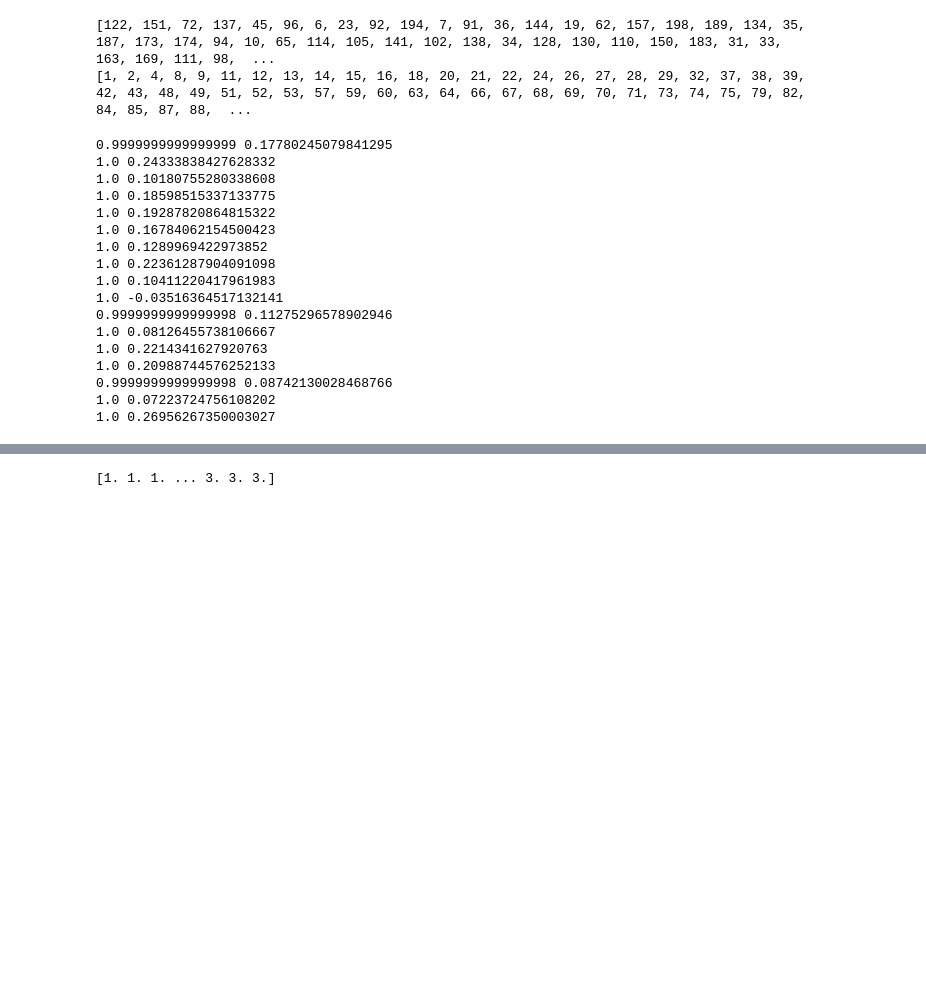
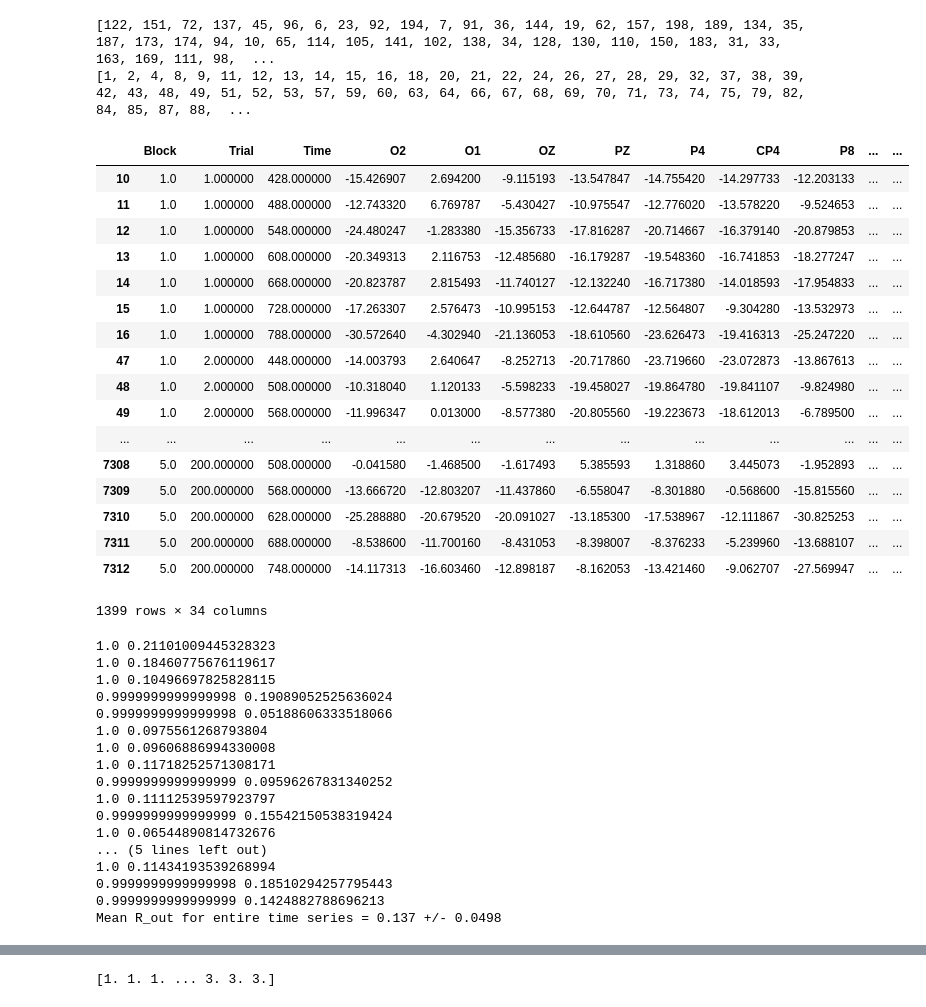
Before and after one commit to blelliott23/neuro-data-analysis-course, a Jupyter notebook: VDR_Decoding_v2.ipynb, the cells around one changed output, grey strips where cells are left out. Cells and saved outputs as stored; diff of their text form; code cells hidden in the pictures; blank space fills up the shorter version.

```diff
--- a/VDR_Decoding_v2.ipynb
+++ b/VDR_Decoding_v2.ipynb
@@ -104,12 +105,31 @@ print(test_list)
 rfc = RandomForestClassifier(n_estimators=1000, max_features='auto')
 #rfc.fit(x_pd, y_pd);
 # %%
-df_1 = df_1.drop(['Unnamed: 0','Subject'], axis=1)
-#df_2.head()
+#df_1 = df_1.drop(['Unnamed: 0','Subject'], axis=1)
+df_2
+# %% [output]
+|  | Block | Trial | Time | O2 | O1 | OZ | PZ | P4 | CP4 | P8 | ... | ... |
+| 10 | 1.0 | 1.000000 | 428.000000 | -15.426907 | 2.694200 | -9.115193 | -13.547847 | -14.755420 | -14.297733 | -12.203133 | ... | ... |
+| 11 | 1.0 | 1.000000 | 488.000000 | -12.743320 | 6.769787 | -5.430427 | -10.975547 | -12.776020 | -13.578220 | -9.524653 | ... | ... |
+| 12 | 1.0 | 1.000000 | 548.000000 | -24.480247 | -1.283380 | -15.356733 | -17.816287 | -20.714667 | -16.379140 | -20.879853 | ... | ... |
+| 13 | 1.0 | 1.000000 | 608.000000 | -20.349313 | 2.116753 | -12.485680 | -16.179287 | -19.548360 | -16.741853 | -18.277247 | ... | ... |
+| 14 | 1.0 | 1.000000 | 668.000000 | -20.823787 | 2.815493 | -11.740127 | -12.132240 | -16.717380 | -14.018593 | -17.954833 | ... | ... |
+| 15 | 1.0 | 1.000000 | 728.000000 | -17.263307 | 2.576473 | -10.995153 | -12.644787 | -12.564807 | -9.304280 | -13.532973 | ... | ... |
+| 16 | 1.0 | 1.000000 | 788.000000 | -30.572640 | -4.302940 | -21.136053 | -18.610560 | -23.626473 | -19.416313 | -25.247220 | ... | ... |
+| 47 | 1.0 | 2.000000 | 448.000000 | -14.003793 | 2.640647 | -8.252713 | -20.717860 | -23.719660 | -23.072873 | -13.867613 | ... | ... |
+| 48 | 1.0 | 2.000000 | 508.000000 | -10.318040 | 1.120133 | -5.598233 | -19.458027 | -19.864780 | -19.841107 | -9.824980 | ... | ... |
+| 49 | 1.0 | 2.000000 | 568.000000 | -11.996347 | 0.013000 | -8.577380 | -20.805560 | -19.223673 | -18.612013 | -6.789500 | ... | ... |
+| ... | ... | ... | ... | ... | ... | ... | ... | ... | ... | ... | ... | ... |
+| 7308 | 5.0 | 200.000000 | 508.000000 | -0.041580 | -1.468500 | -1.617493 | 5.385593 | 1.318860 | 3.445073 | -1.952893 | ... | ... |
+| 7309 | 5.0 | 200.000000 | 568.000000 | -13.666720 | -12.803207 | -11.437860 | -6.558047 | -8.301880 | -0.568600 | -15.815560 | ... | ... |
+| 7310 | 5.0 | 200.000000 | 628.000000 | -25.288880 | -20.679520 | -20.091027 | -13.185300 | -17.538967 | -12.111867 | -30.825253 | ... | ... |
+| 7311 | 5.0 | 200.000000 | 688.000000 | -8.538600 | -11.700160 | -8.431053 | -8.398007 | -8.376233 | -5.239960 | -13.688107 | ... | ... |
+| 7312 | 5.0 | 200.000000 | 748.000000 | -14.117313 | -16.603460 | -12.898187 | -8.162053 | -13.421460 | -9.062707 | -27.569947 | ... | ... |
+1399 rows × 34 columns
 # %%
 from sklearn.model_selection import GroupShuffleSplit
 n_splits = 20
-cv = GroupShuffleSplit(n_splits=n_splits, test_size=0.2)
+cv = GroupShuffleSplit(n_splits=n_splits, test_size=0.4)
 #df_2 = df_1[(df_1['Value']==1) | (df_1['Value']==9)]
 #df_2 = df_2.drop(['O1','O2','OZ','FP1','FP2','F3','FZ','F4','P8','TP8','P7','FC4','FT8','TP7','FCZ','F8','F7','FT7','VEOU','VEOL','HEOR','HEOR'], axis=1)
 df_2 = df_1.drop(['VEOU','VEOL','HEOR','HEOL','Value'], axis=1)
@@ -126,30 +146,32 @@ for i,(train, test) in enumerate(cv.split(df_2, groups=df_2['Trial'])):
   X = df_2.drop('High Value', axis=1).astype('float')
   rfc.fit(X.iloc[train].values, y.iloc[train])
   predicted = rfc.predict(X.iloc[train])
-  predicted_list.append(predicted)
+
   actual = y.iloc[train]
-  actual_list.append(actual)
+
   r_in[i] = np.corrcoef(predicted, actual)[0, 1]
   t_predicted = rfc.predict(X.iloc[test])
+  predicted_list.append(t_predicted)
   t_actual = y.iloc[test]
+  actual_list.append(t_actual)
   r_out[i] = np.corrcoef(t_predicted, t_actual)[0, 1]
   print(r_in[i], r_out[i])
 print("Mean R_out for entire time series = %.3g +/- %.3g" % (r_out.mean(), r_out.std()))
 # %% [output]
-0.9999999999999999 0.17780245079841295
-1.0 0.24333838427628332
-1.0 0.10180755280338608
-1.0 0.18598515337133775
-1.0 0.19287820864815322
-1.0 0.16784062154500423
-1.0 0.1289969422973852
-1.0 0.22361287904091098
-1.0 0.10411220417961983
-1.0 -0.03516364517132141
-0.9999999999999998 0.11275296578902946
-1.0 0.08126455738106667
-1.0 0.2214341627920763
-1.0 0.20988744576252133
-0.9999999999999998 0.08742130028468766
-1.0 0.07223724756108202
-1.0 0.26956267350003027
+1.0 0.21101009445328323
+1.0 0.18460775676119617
+1.0 0.10496697825828115
+0.9999999999999998 0.19089052525636024
+0.9999999999999998 0.05188606333518066
+1.0 0.0975561268793804
+1.0 0.09606886994330008
+1.0 0.11718252571308171
+0.9999999999999999 0.09596267831340252
+1.0 0.11112539597923797
+0.9999999999999999 0.15542150538319424
+1.0 0.06544890814732676
+... (5 lines left out)
+1.0 0.11434193539268994
+0.9999999999999998 0.18510294257795443
+0.9999999999999999 0.1424882788696213
+Mean R_out for entire time series = 0.137 +/- 0.0498
```
Also changed, not shown: parts of 3 cells of this notebook.
